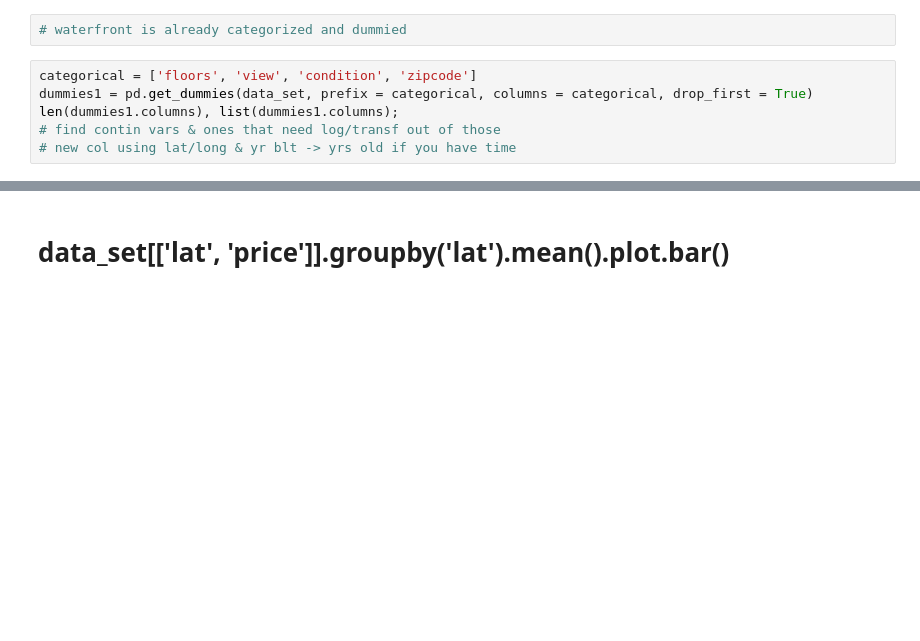
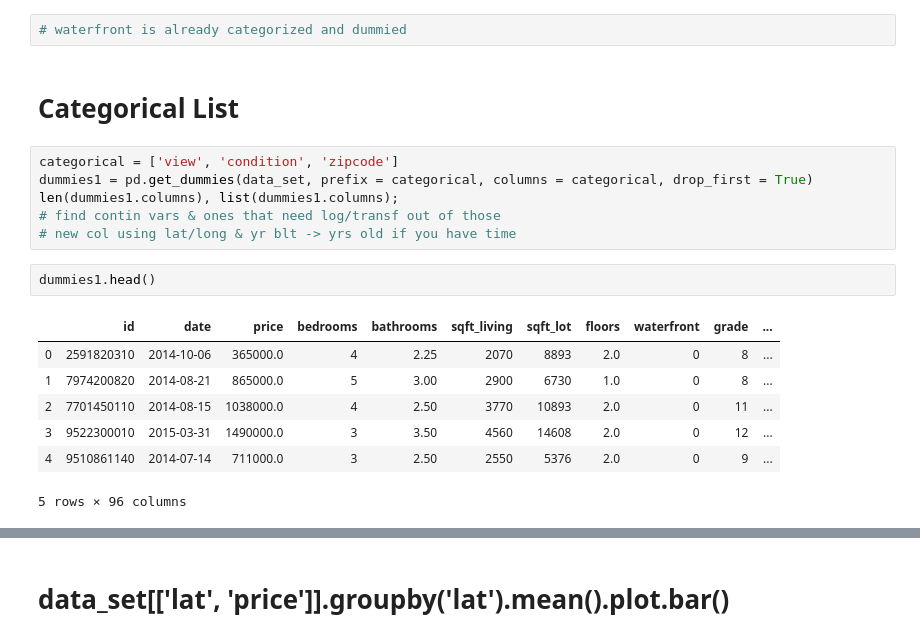
Before and after one commit to GL7526/nyc-mhtn-ds-010620-lectures, a Jupyter notebook: week-6/KC_house_data/KC_Housing_Manipulating.ipynb, the cells around one changed output, grey strips where cells are left out. Drawn from its saved outputs; the diff is of its cells as text; blank space fills up the shorter version.

```diff
--- a/week-6/KC_house_data/KC_Housing_Manipulating.ipynb
+++ b/week-6/KC_house_data/KC_Housing_Manipulating.ipynb
@@ -330,9 +330,21 @@ data_set.iloc[remove_bedroom]
 0 rows × 22 columns
 # %%
 # waterfront is already categorized and dummied
+# %% [markdown]
+# Categorical List
 # %%
-categorical = ['floors', 'view', 'condition', 'zipcode']
+categorical = ['view', 'condition', 'zipcode']
 dummies1 = pd.get_dummies(data_set, prefix = categorical, columns = categorical, drop_first = True)
 len(dummies1.columns), list(dummies1.columns);
 # find contin vars & ones that need log/transf out of those
 # new col using lat/long & yr blt -> yrs old if you have time
+# %%
+dummies1.head()
+# %% [output]
+|  | id | date | price | bedrooms | bathrooms | sqft_living | sqft_lot | floors | waterfront | grade | ... |
+| 0 | 2591820310 | 2014-10-06 | 365000.0 | 4 | 2.25 | 2070 | 8893 | 2.0 | 0 | 8 | ... |
+| 1 | 7974200820 | 2014-08-21 | 865000.0 | 5 | 3.00 | 2900 | 6730 | 1.0 | 0 | 8 | ... |
+| 2 | 7701450110 | 2014-08-15 | 1038000.0 | 4 | 2.50 | 3770 | 10893 | 2.0 | 0 | 11 | ... |
+| 3 | 9522300010 | 2015-03-31 | 1490000.0 | 3 | 3.50 | 4560 | 14608 | 2.0 | 0 | 12 | ... |
+| 4 | 9510861140 | 2014-07-14 | 711000.0 | 3 | 2.50 | 2550 | 5376 | 2.0 | 0 | 9 | ... |
+5 rows × 96 columns
```
Also changed, not shown: parts of 4 cells of this notebook.
